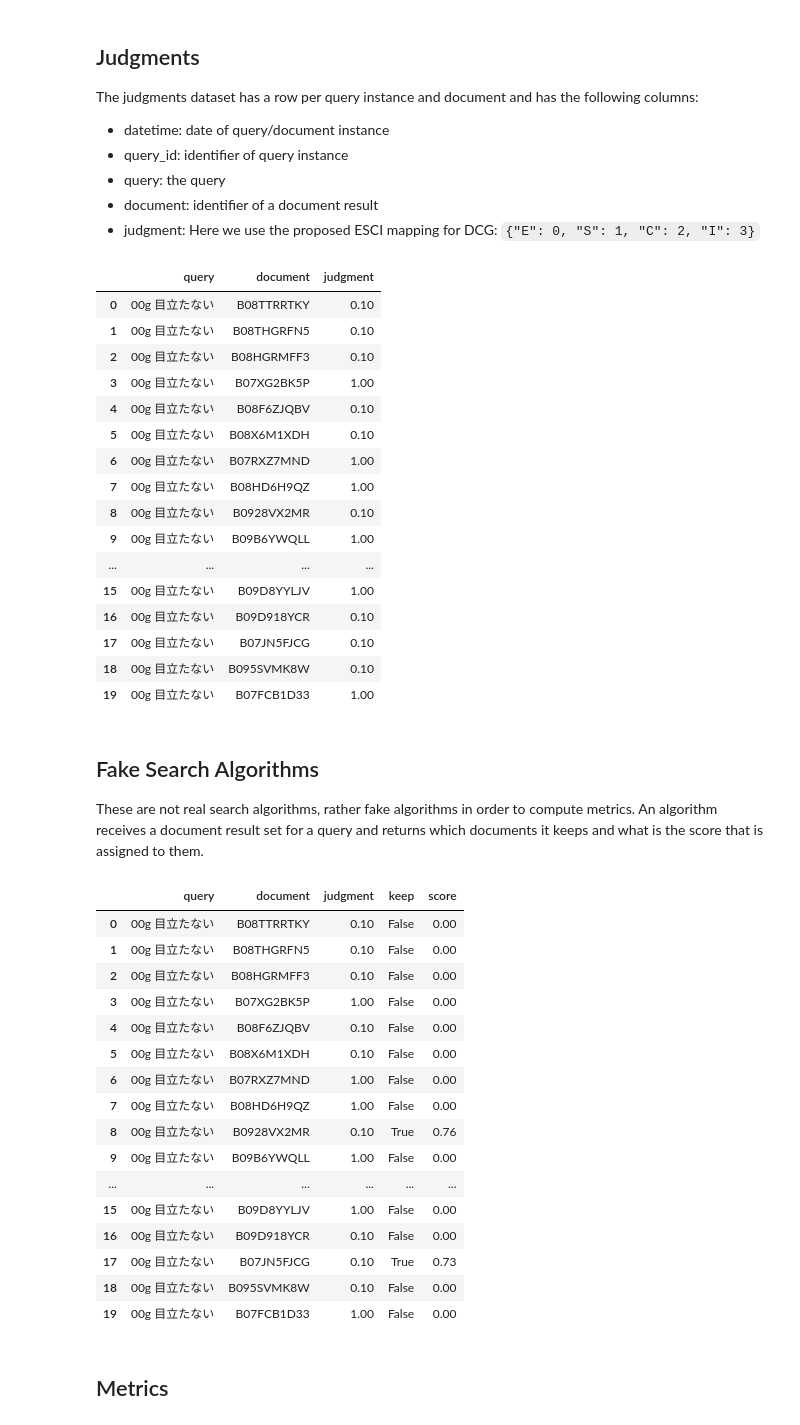
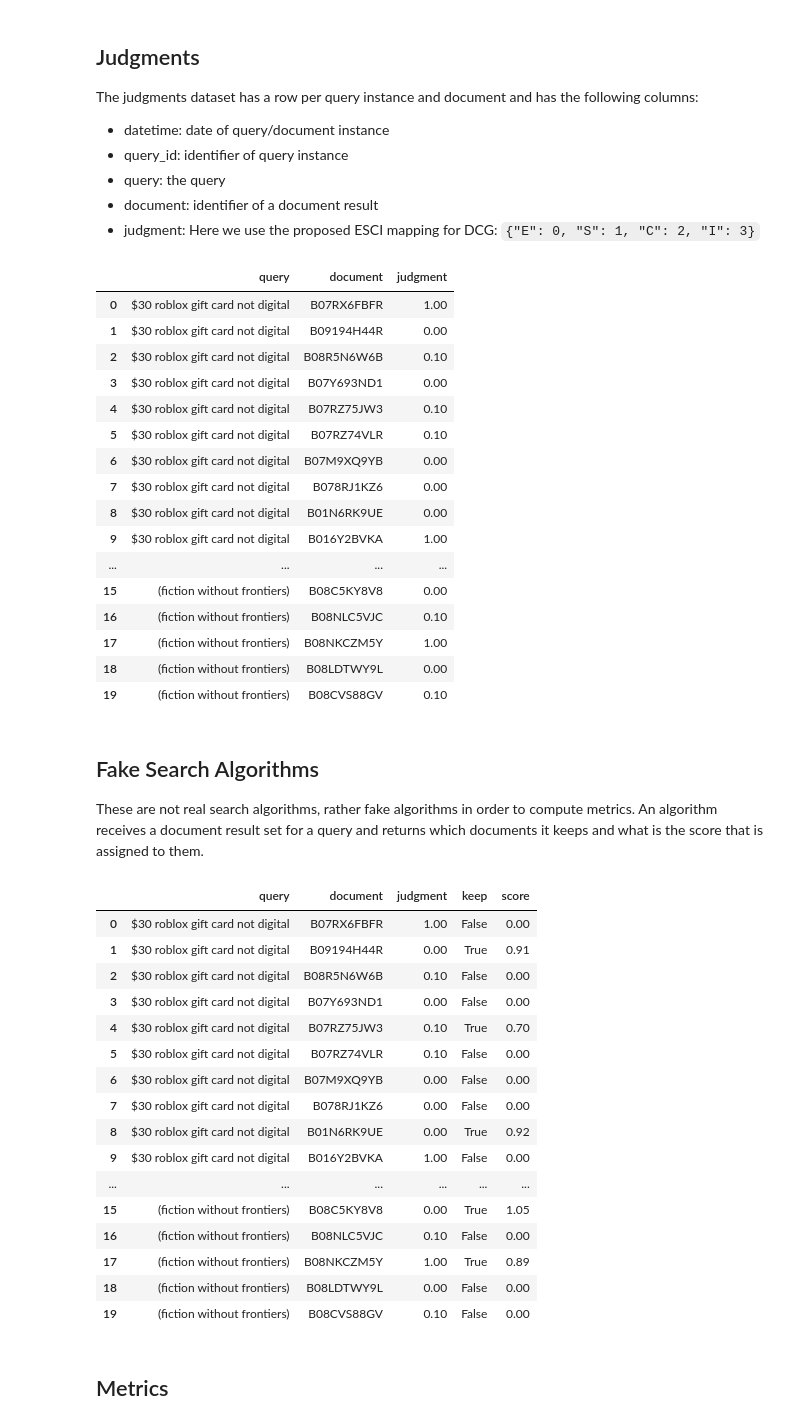
Before and after one commit to o19s/opensearch-search-quality-evaluation, a Jupyter notebook: search-evaluation-framework/opensearch-dashboard-prototyping/1_create_queries_judgments_and_metrics.ipynb, the cells around one changed output. Cells and saved outputs as stored; diff of their text form; code cells hidden in the pictures.

```diff
--- a/search-evaluation-framework/opensearch-dashboard-prototyping/1_create_queries_judgments_and_metrics.ipynb
+++ b/search-evaluation-framework/opensearch-dashboard-prototyping/1_create_queries_judgments_and_metrics.ipynb
@@ -8,6 +10,7 @@ pd.set_option('display.float_format','{:.2f}'.format)
 esci_data_path = "../../../esci-data/shopping_queries_dataset/"
 
 df_examples = pd.read_parquet(esci_data_path + "shopping_queries_dataset_examples.parquet")
+df_examples = df_examples[df_examples.product_locale=="us"]
 # %%
 df_examples.head(20)
 # %% [output]
@@ -115,22 +118,22 @@ df_judge = df_judge[["query", "document", "judgment"]].reset_index(drop=True)
 df_judge.head(20)
 # %% [output]
 |  | query | document | judgment |
-| 0 | 00g 目立たない | B08TTRRTKY | 0.10 |
-| 1 | 00g 目立たない | B08THGRFN5 | 0.10 |
-| 2 | 00g 目立たない | B08HGRMFF3 | 0.10 |
-| 3 | 00g 目立たない | B07XG2BK5P | 1.00 |
-| 4 | 00g 目立たない | B08F6ZJQBV | 0.10 |
-| 5 | 00g 目立たない | B08X6M1XDH | 0.10 |
-| 6 | 00g 目立たない | B07RXZ7MND | 1.00 |
-| 7 | 00g 目立たない | B08HD6H9QZ | 1.00 |
-| 8 | 00g 目立たない | B0928VX2MR | 0.10 |
-| 9 | 00g 目立たない | B09B6YWQLL | 1.00 |
+| 0 | $30 roblox gift card not digital | B07RX6FBFR | 1.00 |
+| 1 | $30 roblox gift card not digital | B09194H44R | 0.00 |
+| 2 | $30 roblox gift card not digital | B08R5N6W6B | 0.10 |
+| 3 | $30 roblox gift card not digital | B07Y693ND1 | 0.00 |
+| 4 | $30 roblox gift card not digital | B07RZ75JW3 | 0.10 |
+| 5 | $30 roblox gift card not digital | B07RZ74VLR | 0.10 |
+| 6 | $30 roblox gift card not digital | B07M9XQ9YB | 0.00 |
+| 7 | $30 roblox gift card not digital | B078RJ1KZ6 | 0.00 |
+| 8 | $30 roblox gift card not digital | B01N6RK9UE | 0.00 |
+| 9 | $30 roblox gift card not digital | B016Y2BVKA | 1.00 |
 | ... | ... | ... | ... |
-| 15 | 00g 目立たない | B09D8YYLJV | 1.00 |
-| 16 | 00g 目立たない | B09D918YCR | 0.10 |
-| 17 | 00g 目立たない | B07JN5FJCG | 0.10 |
-| 18 | 00g 目立たない | B095SVMK8W | 0.10 |
-| 19 | 00g 目立たない | B07FCB1D33 | 1.00 |
+| 15 | (fiction without frontiers) | B08C5KY8V8 | 0.00 |
+| 16 | (fiction without frontiers) | B08NLC5VJC | 0.10 |
+| 17 | (fiction without frontiers) | B08NKCZM5Y | 1.00 |
+| 18 | (fiction without frontiers) | B08LDTWY9L | 0.00 |
+| 19 | (fiction without frontiers) | B08CVS88GV | 0.10 |
 # %%
 df_judge.to_csv("judgments.csv", index=False)
 # %% [markdown]
@@ -157,50 +160,50 @@ class DropAndTopSearch:
         self.p_keep = p_keep
         self.noise_magnitude = noise
     def run_search(self, df_judgment, date):
         """
         inputs
           df_judgment: query results dataframe for a single query,
             it contains the columns `query`, `document`.
 
         returns additional columns
           keep: whether the document is returned as part of the search
           score: what is the score by which the document is ranked
         """
         seed = df_judgment["query"] + df_judgment.document + self.name
         num = seed.apply(digest_str)
         noise_seed = self.name + date
         noise = (digest_str(noise_seed) - 0.5) * 2.0 * self.noise_magnitude
         df_judgment = df_judgment.copy()
         df_judgment["keep"] = num + noise < self.p_keep
         df_judgment["score"] = np.where(num + noise < self.p_keep, 1-num-noise, 0)
         return df_judgment
 
 ts1 = DropAndTopSearch("research_1", 0.1, 0.05)
 ts2 = DropAndTopSearch("research_2", 0.3, 0.1)
 ts3 = DropAndTopSearch("baseline", 0.4, 0.01)
 ts4 = DropAndTopSearch("challenger_1", 0.5, 0.02)
 
 search_configs = [ts1, ts2, ts3, ts4]
 
-ts2.run_search(df_judge, str(datetime(2024,7,1))).head(20)
+ts2.run_search(df_judge, str(datetime(2024,9,1))).head(20)
 # %% [output]
 |  | query | document | judgment | keep | score |
-| 0 | 00g 目立たない | B08TTRRTKY | 0.10 | False | 0.00 |
-| 1 | 00g 目立たない | B08THGRFN5 | 0.10 | False | 0.00 |
-| 2 | 00g 目立たない | B08HGRMFF3 | 0.10 | False | 0.00 |
-| 3 | 00g 目立たない | B07XG2BK5P | 1.00 | False | 0.00 |
-| 4 | 00g 目立たない | B08F6ZJQBV | 0.10 | False | 0.00 |
-| 5 | 00g 目立たない | B08X6M1XDH | 0.10 | False | 0.00 |
-| 6 | 00g 目立たない | B07RXZ7MND | 1.00 | False | 0.00 |
-| 7 | 00g 目立たない | B08HD6H9QZ | 1.00 | False | 0.00 |
-| 8 | 00g 目立たない | B0928VX2MR | 0.10 | True | 0.76 |
-| 9 | 00g 目立たない | B09B6YWQLL | 1.00 | False | 0.00 |
+| 0 | $30 roblox gift card not digital | B07RX6FBFR | 1.00 | False | 0.00 |
+| 1 | $30 roblox gift card not digital | B09194H44R | 0.00 | True | 0.91 |
+| 2 | $30 roblox gift card not digital | B08R5N6W6B | 0.10 | False | 0.00 |
+| 3 | $30 roblox gift card not digital | B07Y693ND1 | 0.00 | False | 0.00 |
+| 4 | $30 roblox gift card not digital | B07RZ75JW3 | 0.10 | True | 0.70 |
+| 5 | $30 roblox gift card not digital | B07RZ74VLR | 0.10 | False | 0.00 |
+| 6 | $30 roblox gift card not digital | B07M9XQ9YB | 0.00 | False | 0.00 |
+| 7 | $30 roblox gift card not digital | B078RJ1KZ6 | 0.00 | False | 0.00 |
+| 8 | $30 roblox gift card not digital | B01N6RK9UE | 0.00 | True | 0.92 |
+| 9 | $30 roblox gift card not digital | B016Y2BVKA | 1.00 | False | 0.00 |
 | ... | ... | ... | ... | ... | ... |
-| 15 | 00g 目立たない | B09D8YYLJV | 1.00 | False | 0.00 |
-| 16 | 00g 目立たない | B09D918YCR | 0.10 | False | 0.00 |
-| 17 | 00g 目立たない | B07JN5FJCG | 0.10 | True | 0.73 |
-| 18 | 00g 目立たない | B095SVMK8W | 0.10 | False | 0.00 |
-| 19 | 00g 目立たない | B07FCB1D33 | 1.00 | False | 0.00 |
+| 15 | (fiction without frontiers) | B08C5KY8V8 | 0.00 | True | 1.05 |
+| 16 | (fiction without frontiers) | B08NLC5VJC | 0.10 | False | 0.00 |
+| 17 | (fiction without frontiers) | B08NKCZM5Y | 1.00 | True | 0.89 |
+| 18 | (fiction without frontiers) | B08LDTWY9L | 0.00 | False | 0.00 |
+| 19 | (fiction without frontiers) | B08CVS88GV | 0.10 | False | 0.00 |
 # %% [markdown]
 ## Metrics
 # %% [markdown]
```
Also changed, not shown: parts of 13 cells of this notebook, 8 other files.
